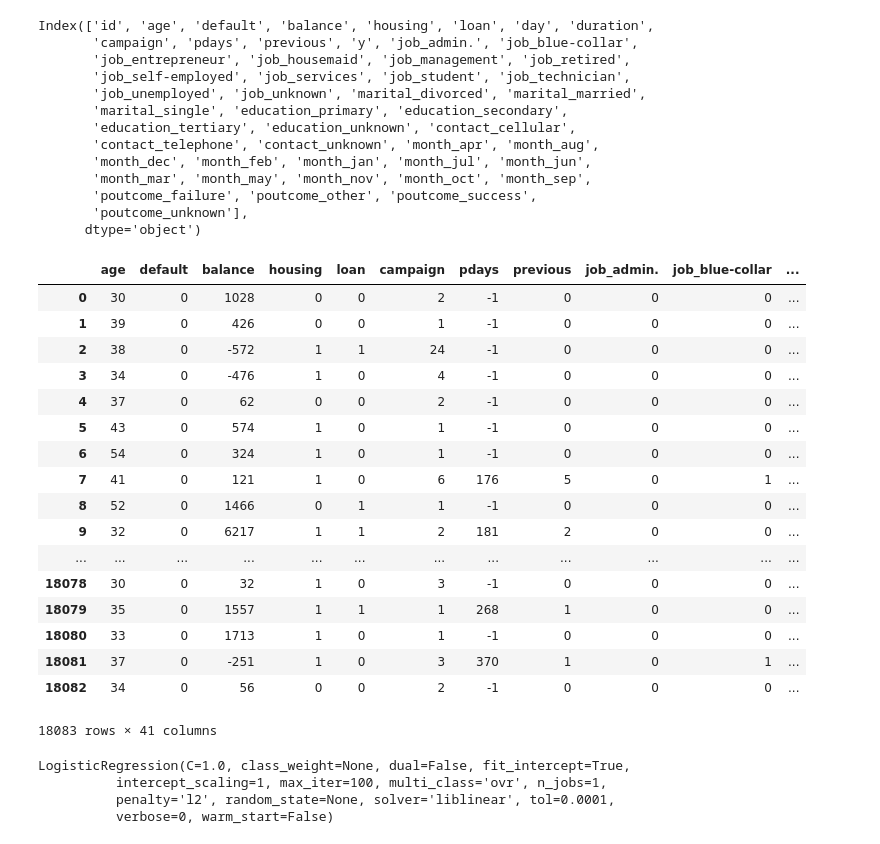
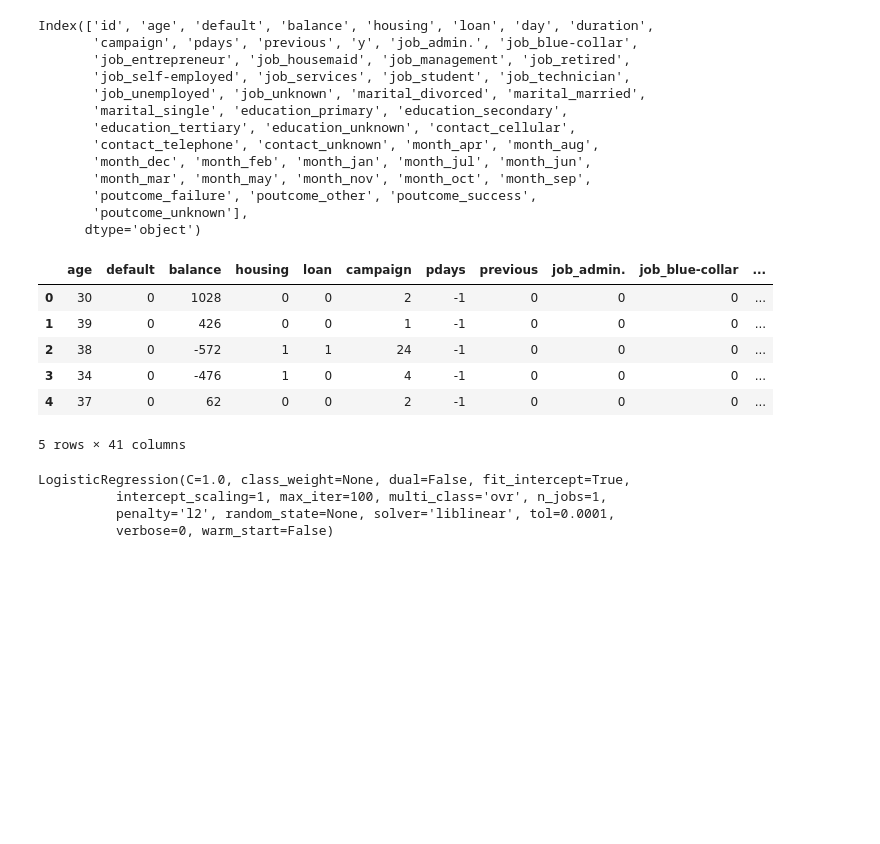
Before and after one commit to kengo0628/signate, a Jupyter notebook: 1_bank_targeting.ipynb, the cells around one changed output. Drawn from its saved outputs; the diff is of its cells as text; code cells hidden in the pictures; blank space fills up the shorter version.

```diff
--- a/1_bank_targeting.ipynb
+++ b/1_bank_targeting.ipynb
@@ -101,34 +101,23 @@ Index(['id', 'age', 'default', 'balance', 'housing', 'loan', 'day', 'duration',
 # %%
 drop_cols = ['id', 'day', 'duration', 'job_unknown', 'marital_single', 'education_unknown', 'poutcome_unknown', 'month_dec']
 X_train = train_tmp.drop(drop_cols, axis=1).drop('y', axis=1)
 y_train = train_tmp['y']
 X_test = test_tmp.drop(drop_cols, axis=1)
 
 #standardization
 stdsc = StandardScaler()
 X_train_std = stdsc.fit_transform(X_train)
 X_test_std = stdsc.fit_transform(X_test)
 
-X_test
+X_test.head()
 # %% [output]
 |  | age | default | balance | housing | loan | campaign | pdays | previous | job_admin. | job_blue-collar | ... |
 | 0 | 30 | 0 | 1028 | 0 | 0 | 2 | -1 | 0 | 0 | 0 | ... |
 | 1 | 39 | 0 | 426 | 0 | 0 | 1 | -1 | 0 | 0 | 0 | ... |
 | 2 | 38 | 0 | -572 | 1 | 1 | 24 | -1 | 0 | 0 | 0 | ... |
 | 3 | 34 | 0 | -476 | 1 | 0 | 4 | -1 | 0 | 0 | 0 | ... |
 | 4 | 37 | 0 | 62 | 0 | 0 | 2 | -1 | 0 | 0 | 0 | ... |
-| 5 | 43 | 0 | 574 | 1 | 0 | 1 | -1 | 0 | 0 | 0 | ... |
-| 6 | 54 | 0 | 324 | 1 | 0 | 1 | -1 | 0 | 0 | 0 | ... |
-| 7 | 41 | 0 | 121 | 1 | 0 | 6 | 176 | 5 | 0 | 1 | ... |
-| 8 | 52 | 0 | 1466 | 0 | 1 | 1 | -1 | 0 | 0 | 0 | ... |
-| 9 | 32 | 0 | 6217 | 1 | 1 | 2 | 181 | 2 | 0 | 0 | ... |
-| ... | ... | ... | ... | ... | ... | ... | ... | ... | ... | ... | ... |
-| 18078 | 30 | 0 | 32 | 1 | 0 | 3 | -1 | 0 | 0 | 0 | ... |
-| 18079 | 35 | 0 | 1557 | 1 | 1 | 1 | 268 | 1 | 0 | 0 | ... |
-| 18080 | 33 | 0 | 1713 | 1 | 0 | 1 | -1 | 0 | 0 | 0 | ... |
-| 18081 | 37 | 0 | -251 | 1 | 0 | 3 | 370 | 1 | 0 | 1 | ... |
-| 18082 | 34 | 0 | 56 | 0 | 0 | 2 | -1 | 0 | 0 | 0 | ... |
-18083 rows × 41 columns
+5 rows × 41 columns
 # %%
 #logistic regression model
 clf = LogisticRegression()
```
Also changed, not shown: parts of 4 cells of this notebook, 3 other files.
